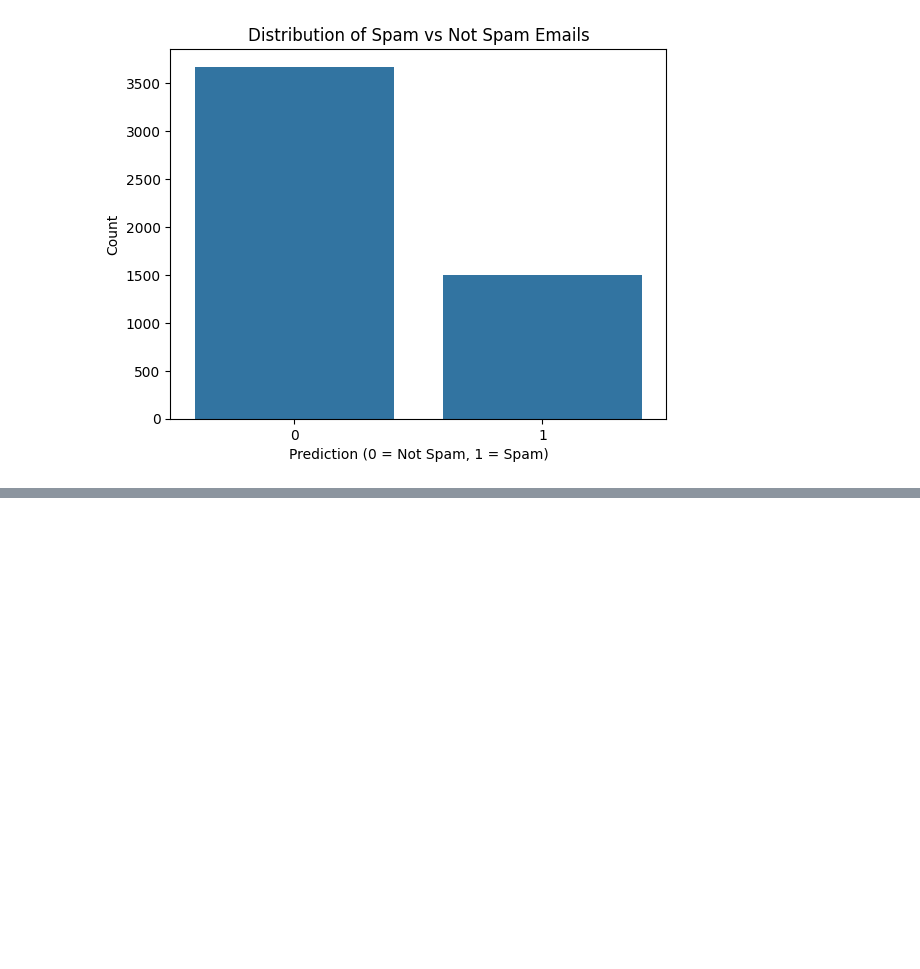
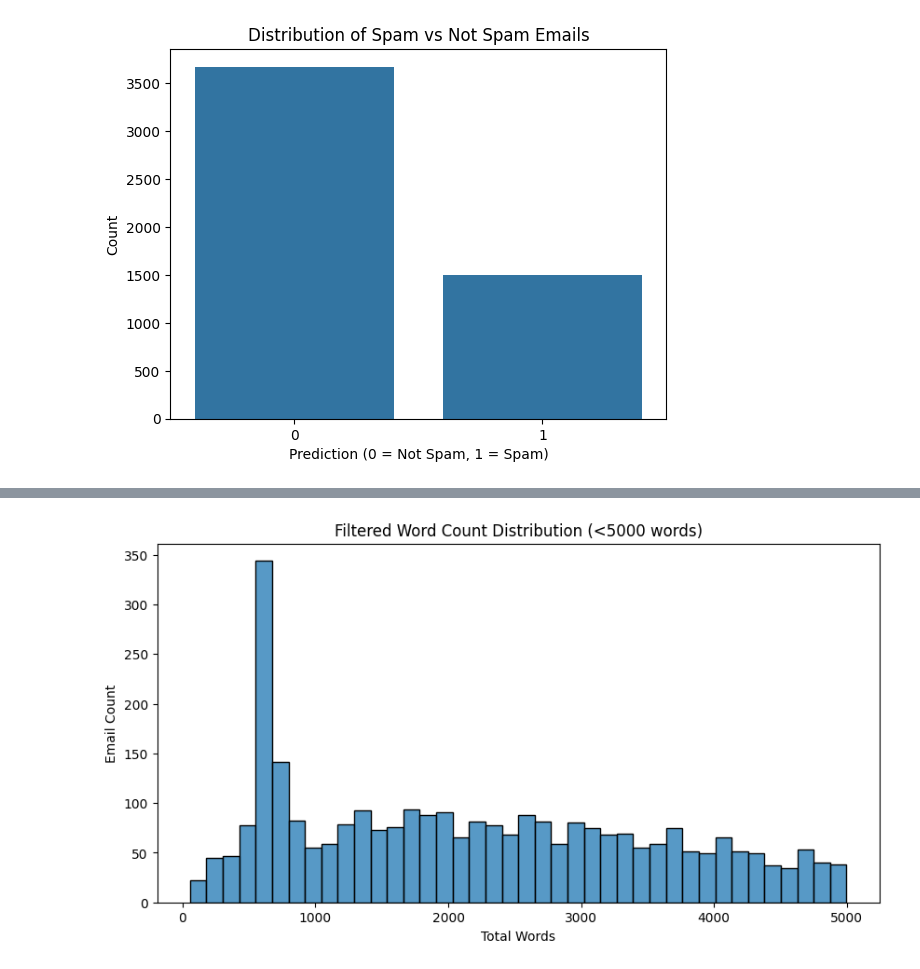
Before and after one commit to Kdeb2003/email-spam-detection, a Jupyter notebook: notebooks/01_EDA_spam_dataset.ipynb, the cells around one changed output, grey strips where cells are left out. Saved outputs shown, nothing was run; the diff lists cells and outputs as text; code cells hidden in the pictures; blank space fills up the shorter version.

```diff
--- a/notebooks/01_EDA_spam_dataset.ipynb
+++ b/notebooks/01_EDA_spam_dataset.ipynb
@@ -63,0 +109,12 @@ plt.show()
+# %%
+# Remove outliers (emails with > 5000 words) and re-plot
+filtered_df = df[df['total_words'] < 5000]
+
+plt.figure(figsize=(10, 5))
+sns.histplot(filtered_df['total_words'], bins=40)
+plt.title("Filtered Word Count Distribution (<5000 words)")
+plt.xlabel("Total Words")
+plt.ylabel("Email Count")
+plt.show()
+# %% [output]
+[figure, added]
```
Also changed, not shown: parts of 5 cells of this notebook.
